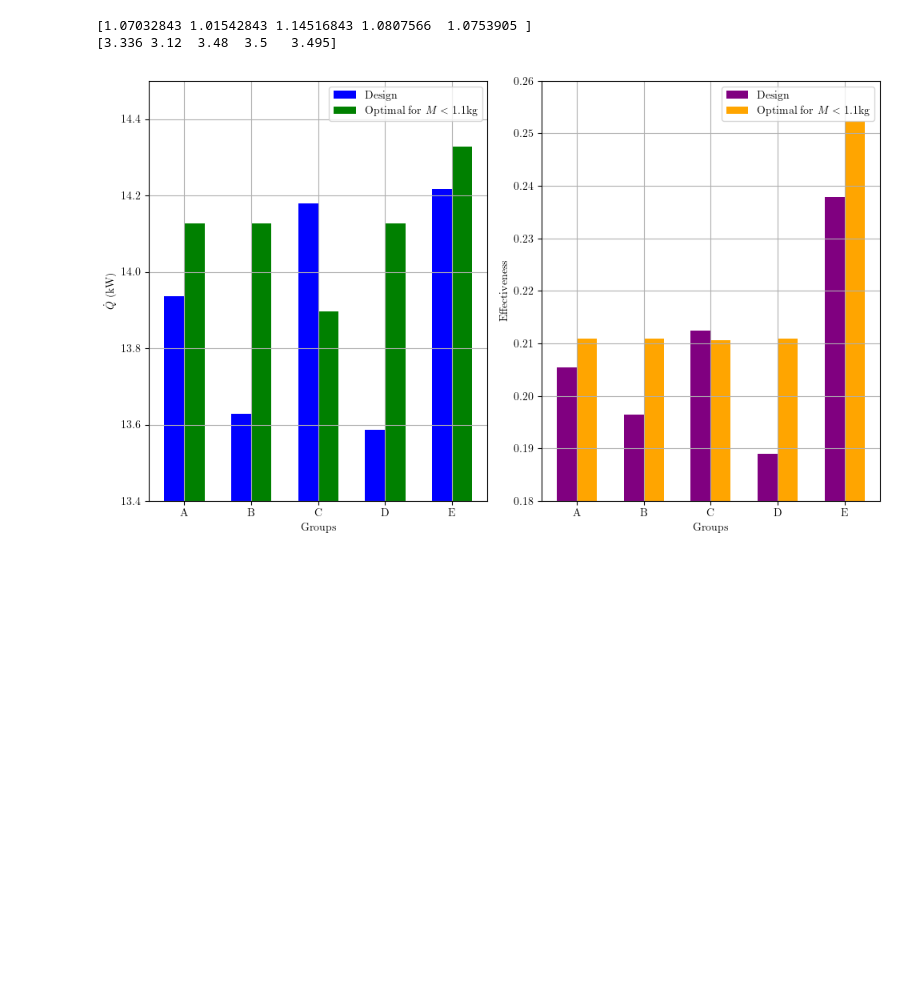
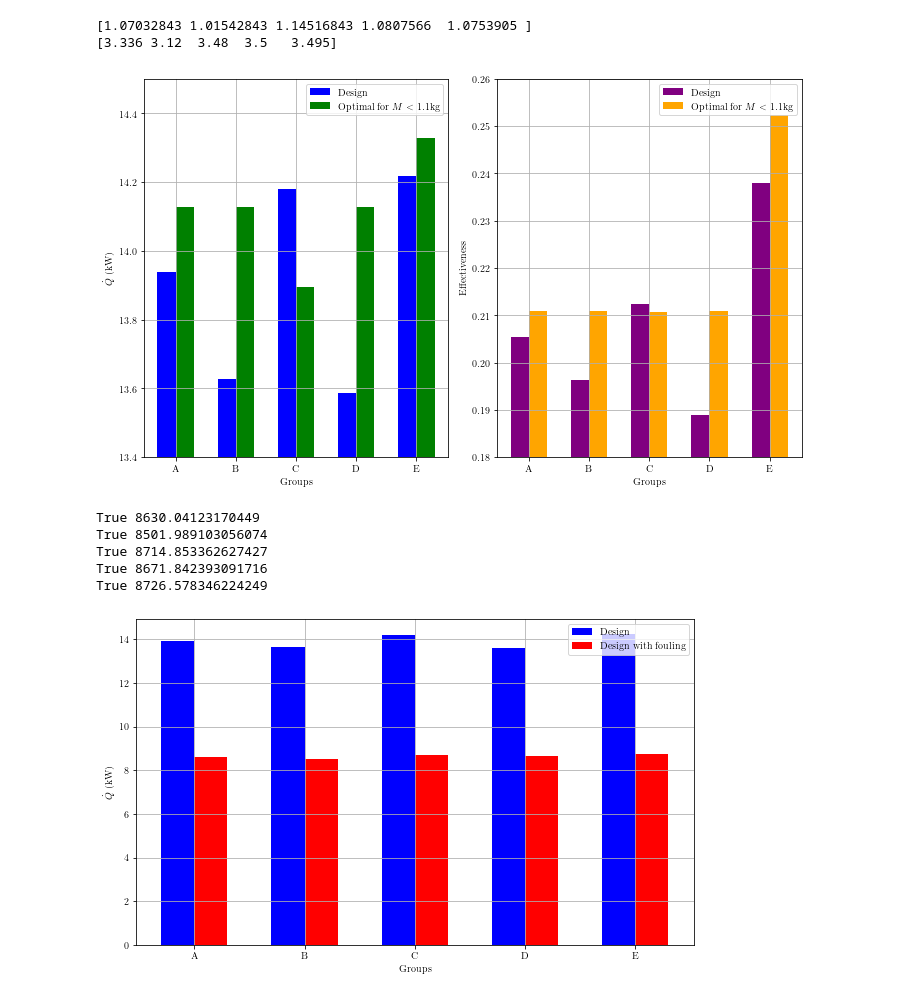
Before and after one commit to lpender3672/shell_tube_heat_exchanger, a Jupyter notebook: src/groups_analysis.ipynb, the cells around one changed output. Cells and saved outputs as stored; diff of their text form; code cells hidden in the pictures; blank space fills up the shorter version.

Commit message:
wow fouling significantly reduces heat transfer rate

```diff
--- a/src/groups_analysis.ipynb
+++ b/src/groups_analysis.ipynb
@@ -75,8 +75,6 @@ def comptute_designs(df):
         HX.characteristic_year = row[1]["year"]
 
         result = HX.compute_effectiveness(method = "LMTD", optimiser="fsolve")
-        worker = Scipy_Global_Optimise_Worker(HX, 10)
-        worker.build_constraints()
 
 
         if not result:
@@ -153,4 +151,60 @@ plt.tight_layout()
 plt.savefig("2024comparison.png", dpi=300)
 plt.show()
 # %% [output]
-[figure, old version]
+[figure, new version]
+# %%
+# compare all designs with fouling factor
+Qdots_fouling = np.zeros(len(df))
+effs_fouling = np.zeros(len(df))
+
+for i,row in enumerate(df.iterrows()):
+    tubes = str(row[1]["Tubes"]).split(",")
+    tubes = [int(t) for t in tubes]
+    baffles = str(row[1]["Baffles"]).split(",")
+    baffles = [int(b) for b in baffles]
+    length = float(row[1]["Tube Length"])
+
+    pattern_str = row[1]["Pattern"]
+    if pattern_str == "SQUARE":
+        pattern = Pattern.SQUARE
+    elif pattern_str == "TRIANGLE":
+        pattern = Pattern.TRIANGLE
+
+    HX = heat_exchanger.build_heat_exchanger(tubes, baffles, length, Side.OPPOSITE, pattern)
+    HX.set_conditions([20, 60], [Rf_water, Rf_water])
+    HX.characteristic_year = row[1]["year"]
+
+    result = HX.compute_effectiveness(method = "E_NTU", optimiser="fsolve")
+    print(result, HX.Qdot)
+
+    if not result:
+        continue
+
+    Qdots_fouling[i] = HX.Qdot
+    effs_fouling[i] = HX.effectiveness
+# %% [output]
+True 8630.04123170449
+True 8501.989103056074
+True 8714.853362627427
+True 8671.842393091716
+True 8726.578346224249
+# %%
+
+# right compare designs without fouling to with fouling
+
+plt.figure()
+bar_width = 0.3
+bar_ticks = np.arange(len(groups))
+
+plt.bar(bar_ticks, Qdots / 1e3, color = "blue", label = "Design", width = bar_width)
+plt.bar(bar_ticks + bar_width, Qdots_fouling / 1e3, color = "red", label = "Design with fouling", width = bar_width)
+
+plt.ylabel("$\dot{Q}$ (kW)")
+plt.xlabel("Groups")
+
+plt.xticks(bar_ticks + bar_width / 2, groups)
+plt.legend()
+
+plt.grid()
+# %% [output]
+[figure, added]
```
